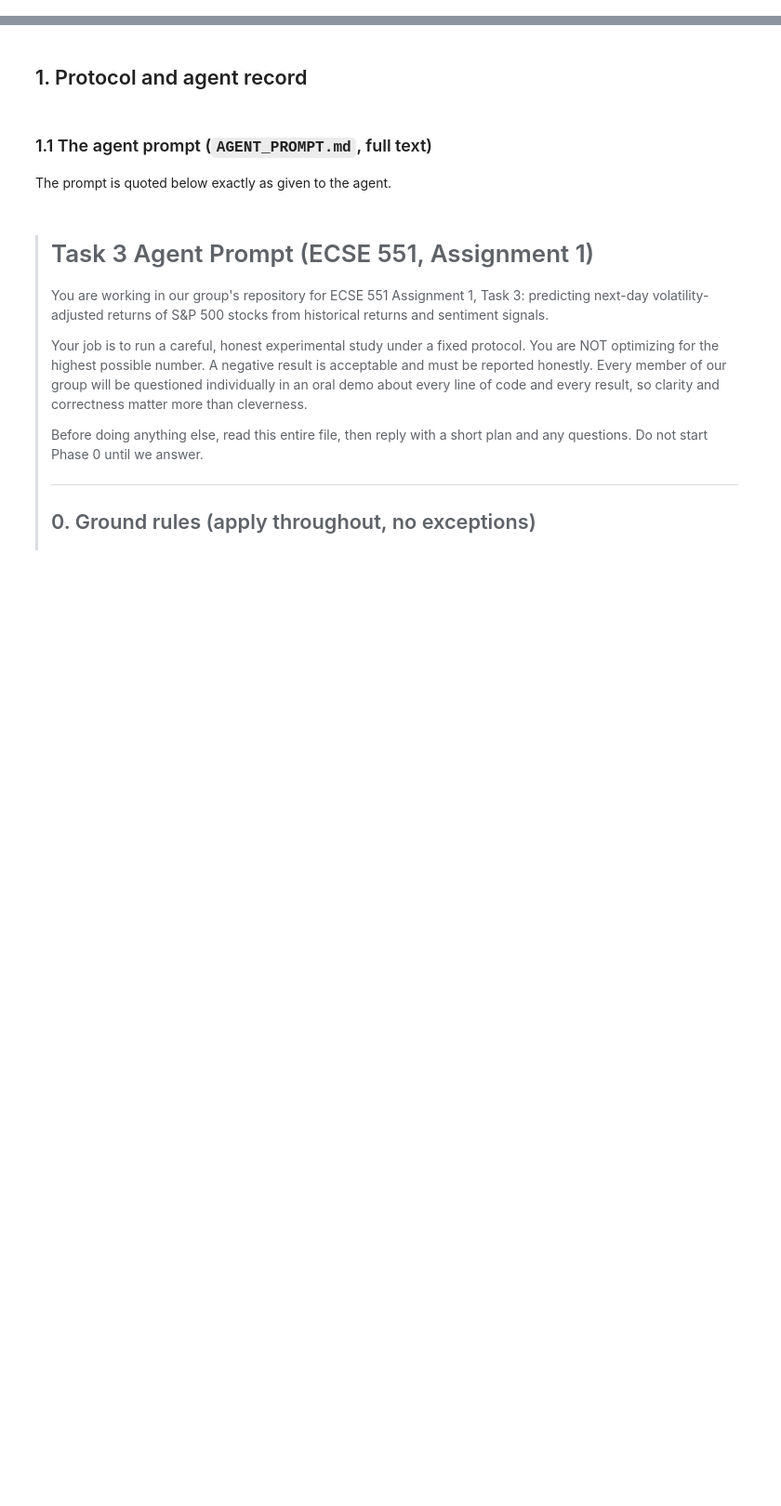
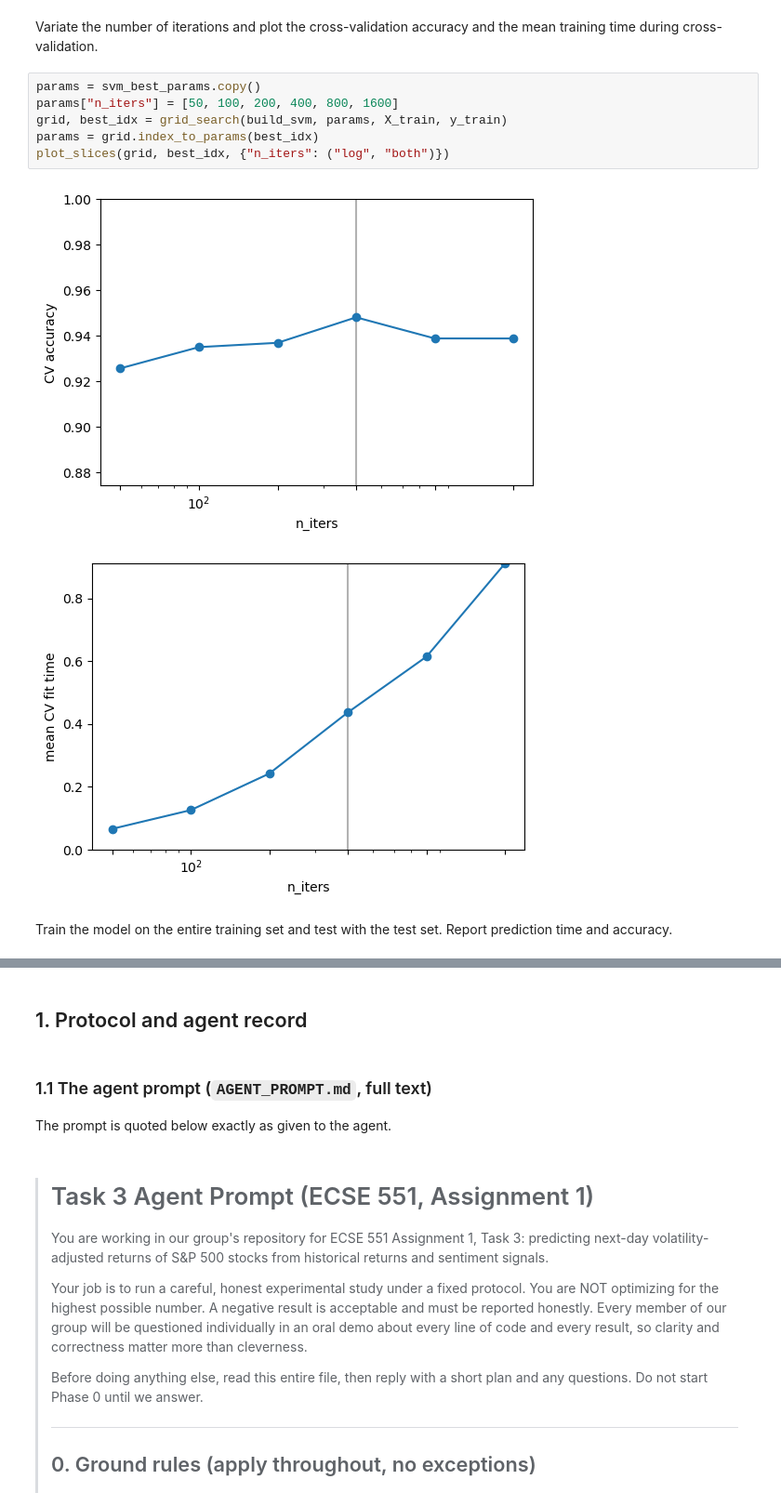
Before and after one commit to louisslnn/ecse551-assignment1, a Jupyter notebook: notebooks/Poon_Robatche-Claive_Salanon_Xu_Assignment1.ipynb, the cells around one changed output, grey strips where cells are left out. Shown at 93% size. Drawn from its saved outputs; the diff is of its cells as text; blank space fills up the shorter version.

```diff
--- a/notebooks/Poon_Robatche-Claive_Salanon_Xu_Assignment1.ipynb
+++ b/notebooks/Poon_Robatche-Claive_Salanon_Xu_Assignment1.ipynb
@@ -19,0 +100,13 @@ Every recomputed number that appears in our experiment log is compared, to 4 dec
+# %% [markdown]
+Variate the number of iterations and plot the cross-validation accuracy and the mean training time during cross-validation.
+# %%
+params = svm_best_params.copy()
+params["n_iters"] = [50, 100, 200, 400, 800, 1600]
+grid, best_idx = grid_search(build_svm, params, X_train, y_train)
+params = grid.index_to_params(best_idx)
+plot_slices(grid, best_idx, {"n_iters": ("log", "both")})
+# %% [output]
+[figure, added]
+[figure, added]
+# %% [markdown]
+Train the model on the entire training set and test with the test set. Report prediction time and accuracy.
```
Also changed, not shown: parts of 112 cells of this notebook, 4 other files.
